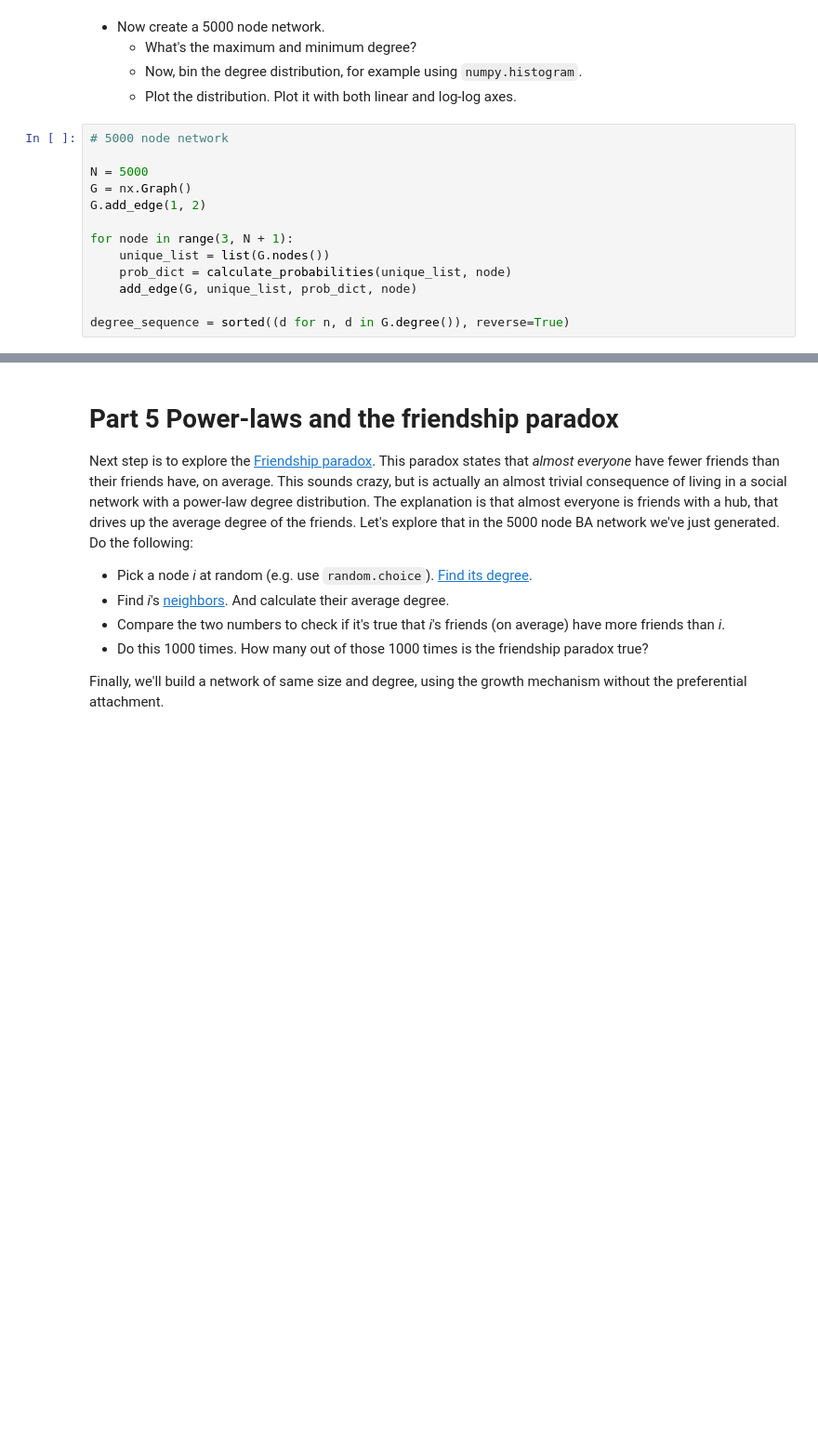
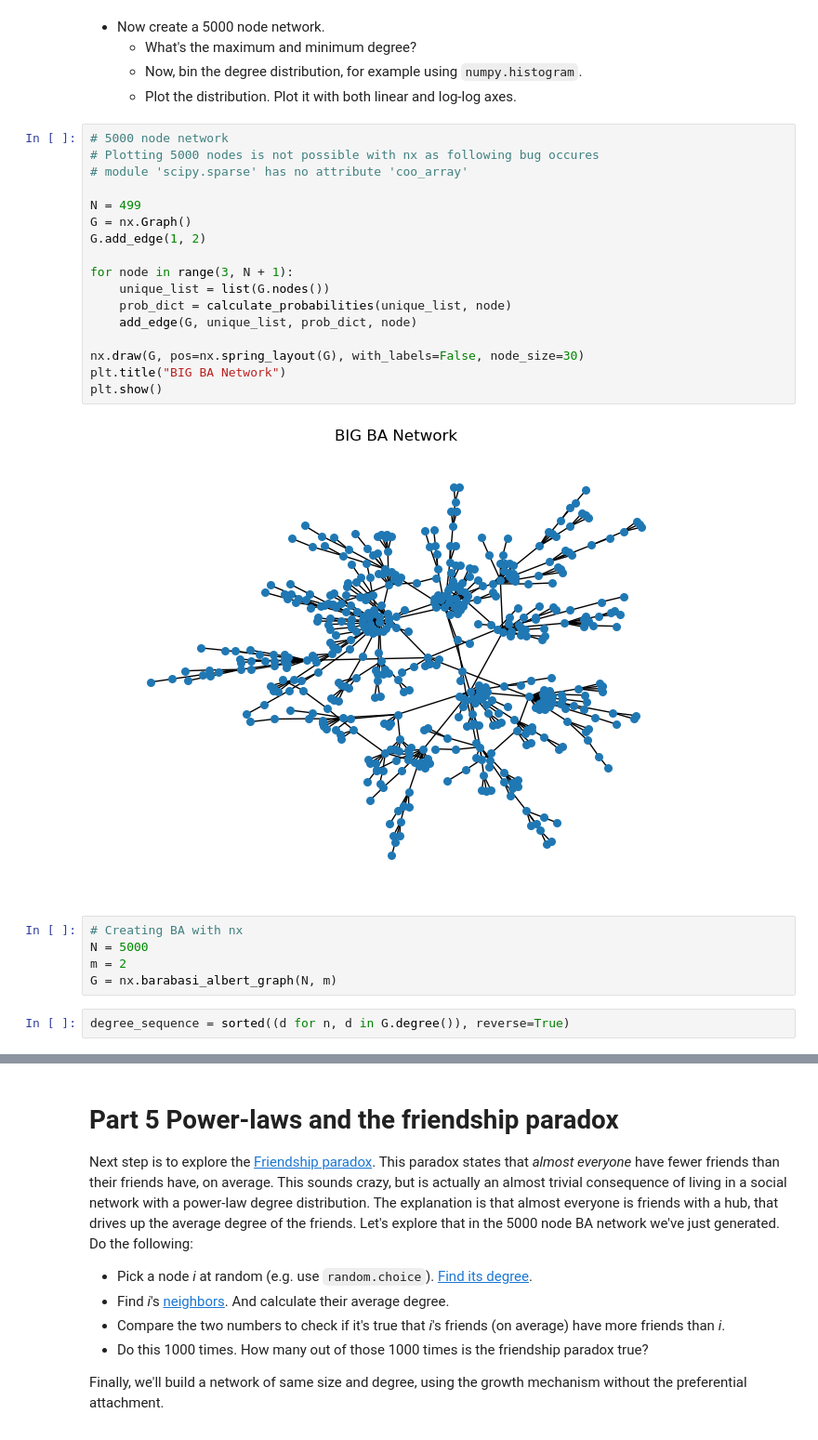
Before and after one commit to MrCogito/Social_Networks_2023, a Jupyter notebook: Assignment1.ipynb, the cells around one changed output, grey strips where cells are left out. Shown: that part at 93% size. Cells and saved outputs as stored; diff of their text form; blank space fills up the shorter version.

```diff
--- a/Assignment1.ipynb
+++ b/Assignment1.ipynb
@@ -191,17 +191,30 @@ plt.show()
   * Plot the distribution. Plot it with both linear and log-log axes.
 # %%
 # 5000 node network
+# Plotting 5000 nodes is not possible with nx as following bug occures
+# module 'scipy.sparse' has no attribute 'coo_array'
 
-N = 5000
+N = 499
 G = nx.Graph()
 G.add_edge(1, 2)
 
 for node in range(3, N + 1):
     unique_list = list(G.nodes())
     prob_dict = calculate_probabilities(unique_list, node)
     add_edge(G, unique_list, prob_dict, node)
 
-degree_sequence = sorted((d for n, d in G.degree()), reverse=True)
+nx.draw(G, pos=nx.spring_layout(G), with_labels=False, node_size=30)
+plt.title("BIG BA Network")
+plt.show()
+# %% [output]
+[figure, added]
+# %%
+# Creating BA with nx
+N = 5000
+m = 2
+G = nx.barabasi_albert_graph(N, m)
+# %%
+degree_sequence = sorted((d for n, d in G.degree()), reverse=True)
 # %%
 # What's the maximum and minimum degree?
 max_degree = max(degree_sequence)
```
Also changed, not shown: parts of 8 cells of this notebook.
